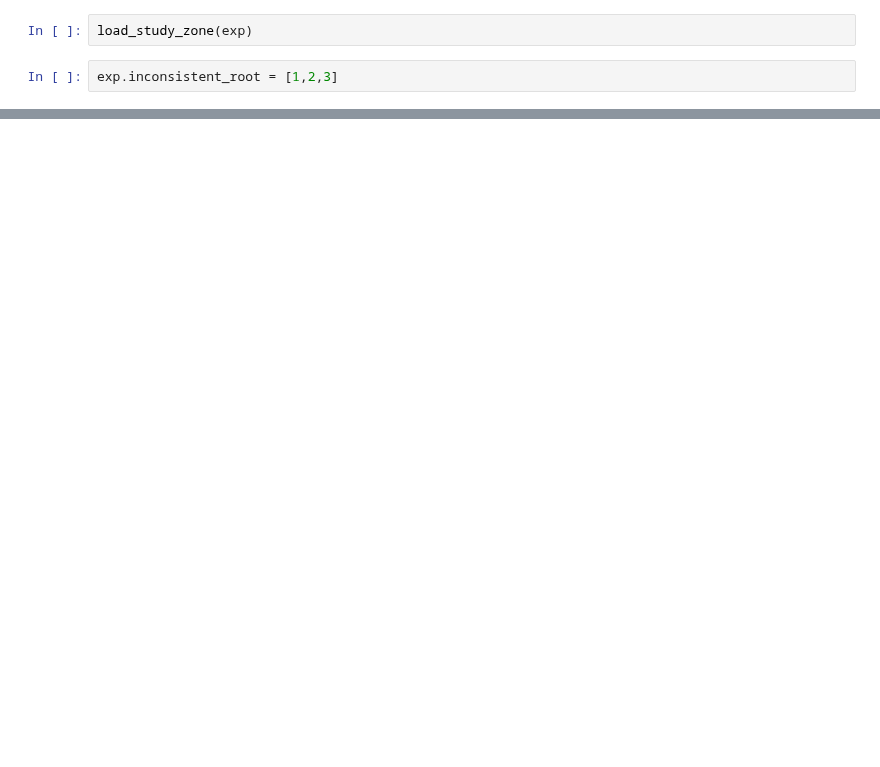
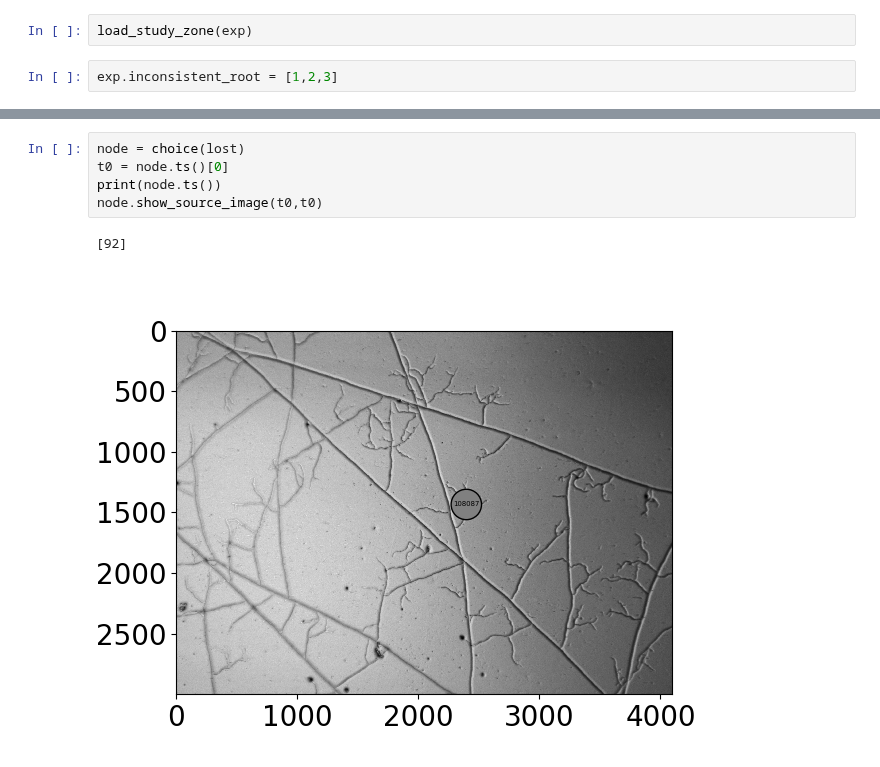
Before and after one commit to Cocopyth/AMFtrack, a Jupyter notebook: amftrack/notebooks/table_building_development/global_plate_level.ipynb, the cells around one changed output, grey strips where cells are left out. Cells and saved outputs as stored; diff of their text form; blank space fills up the shorter version.

```diff
--- a/amftrack/notebooks/table_building_development/global_plate_level.ipynb
+++ b/amftrack/notebooks/table_building_development/global_plate_level.ipynb
@@ -90,0 +169,8 @@ exp.inconsistent_root = [1,2,3]
+# %%
+node = choice(lost)
+t0 = node.ts()[0]
+print(node.ts())
+node.show_source_image(t0,t0)
+# %% [output]
+[92]
+[figure, added]
```
Also changed, not shown: parts of 16 cells of this notebook, 24 other files.
